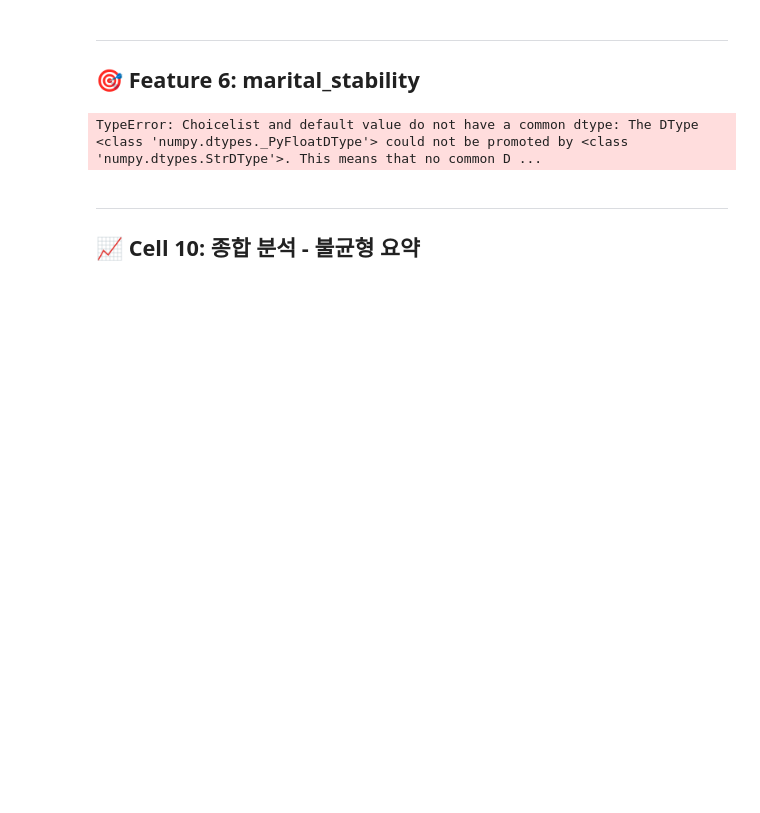
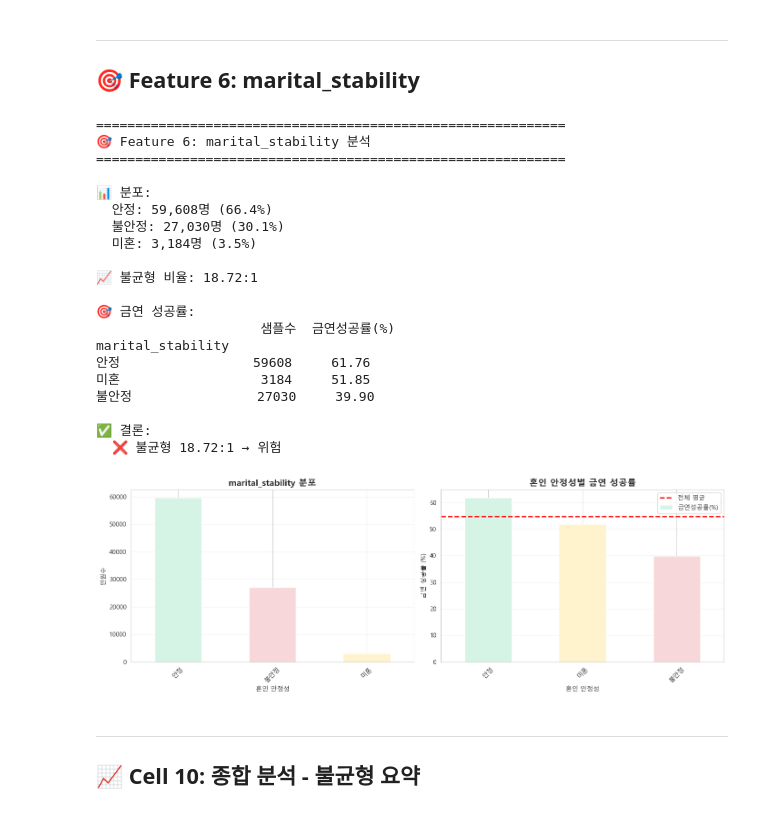
Before and after one commit to SKNetworks-AI19-250818/SKN19-2nd-2Team, a Jupyter notebook: notebooks/vfxpedia/scripts/features_anal_vfxpedia.ipynb, the cells around one changed output. Cells and saved outputs as stored; diff of their text form; code cells hidden in the pictures; blank space fills up the shorter version.

```diff
--- a/notebooks/vfxpedia/scripts/features_anal_vfxpedia.ipynb
+++ b/notebooks/vfxpedia/scripts/features_anal_vfxpedia.ipynb
@@ -684,15 +715,15 @@ def feature_marital_stability(df_merge):
     혼인 상태를 안정성 기준으로 분류
     - 안정: 유배우
     - 미혼: 미혼
-    - 불안정: 사별, 이혼, 별거
+    - 불안정: 사별, 이혼, 별거, 기타(무응답)
     """
     conditions = [
         df_merge['sod_02z3'] == 1,                # 유배우
-        df_merge['sod_02z3'] == 2,                # 미혼
-        df_merge['sod_02z3'].isin([3, 4, 5])      # 사별, 이혼, 별거
+        df_merge['sod_02z3'] == 2                 # 미혼
     ]
-    choices = ['안정', '미혼', '불안정']
-    df_merge['marital_stability'] = np.select(conditions, choices, default=np.nan)
+    choices = ['안정', '미혼']
+    # 나머지는 모두 '불안정'으로 (사별, 이혼, 별거, 무응답 포함)
+    df_merge['marital_stability'] = np.select(conditions, choices, default='불안정')
     return df_merge
 
 # Feature 생성
@@ -739,34 +770,54 @@ fig, axes = plt.subplots(1, 2, figsize=(14, 5))
 # 카테고리별 색상 매핑
 color_map = {
     '안정': '#d5f4e6',
     '미혼': '#fff3cd',
     '불안정': '#f8d7da'
 }
 
 # 분포
 colors_dist = [color_map.get(x, '#cccccc') for x in dist.index]
 dist.plot(kind='bar', ax=axes[0], color=colors_dist)
 axes[0].set_title('marital_stability 분포', fontsize=14, fontweight='bold')
 axes[0].set_xlabel('혼인 안정성')
 axes[0].set_ylabel('인원수')
 axes[0].tick_params(axis='x', rotation=45)
 axes[0].grid(axis='y', alpha=0.3)
 
 # 금연 성공률
 colors_churn = [color_map.get(x, '#cccccc') for x in churn_by_marital.index]
 churn_by_marital['금연성공률(%)'].plot(kind='bar', ax=axes[1], color=colors_churn)
 axes[1].set_title('혼인 안정성별 금연 성공률', fontsize=14, fontweight='bold')
 axes[1].set_xlabel('혼인 안정성')
 axes[1].set_ylabel('금연 성공률 (%)')
 axes[1].tick_params(axis='x', rotation=45)
 axes[1].axhline(df['churn'].mean()*100, color='red', linestyle='--', linewidth=2, label='전체 평균')
 axes[1].legend()
 axes[1].grid(axis='y', alpha=0.3)
 
 plt.tight_layout()
 plt.show()
 # %% [output]
-TypeError: Choicelist and default value do not have a common dtype: The DType <class 'numpy.dtypes._PyFloatDType'> could not be promoted by <class 'numpy.dtypes.StrDType'>. This means that no common D ...
+============================================================
+🎯 Feature 6: marital_stability 분석
+============================================================
+
+📊 분포:
+  안정: 59,608명 (66.4%)
+  불안정: 27,030명 (30.1%)
+  미혼: 3,184명 (3.5%)
+
+📈 불균형 비율: 18.72:1
+
+🎯 금연 성공률:
+                     샘플수  금연성공률(%)
+marital_stability
+안정                 59608     61.76
+미혼                  3184     51.85
+불안정                27030     39.90
+
+✅ 결론:
+  ❌ 불균형 18.72:1 → 위험
+[figure, added]
 # %% [markdown]
 ---
 ## 📈 Cell 10: 종합 분석 - 불균형 요약
```
Also changed, not shown: parts of 9 cells of this notebook, 3 other files.
